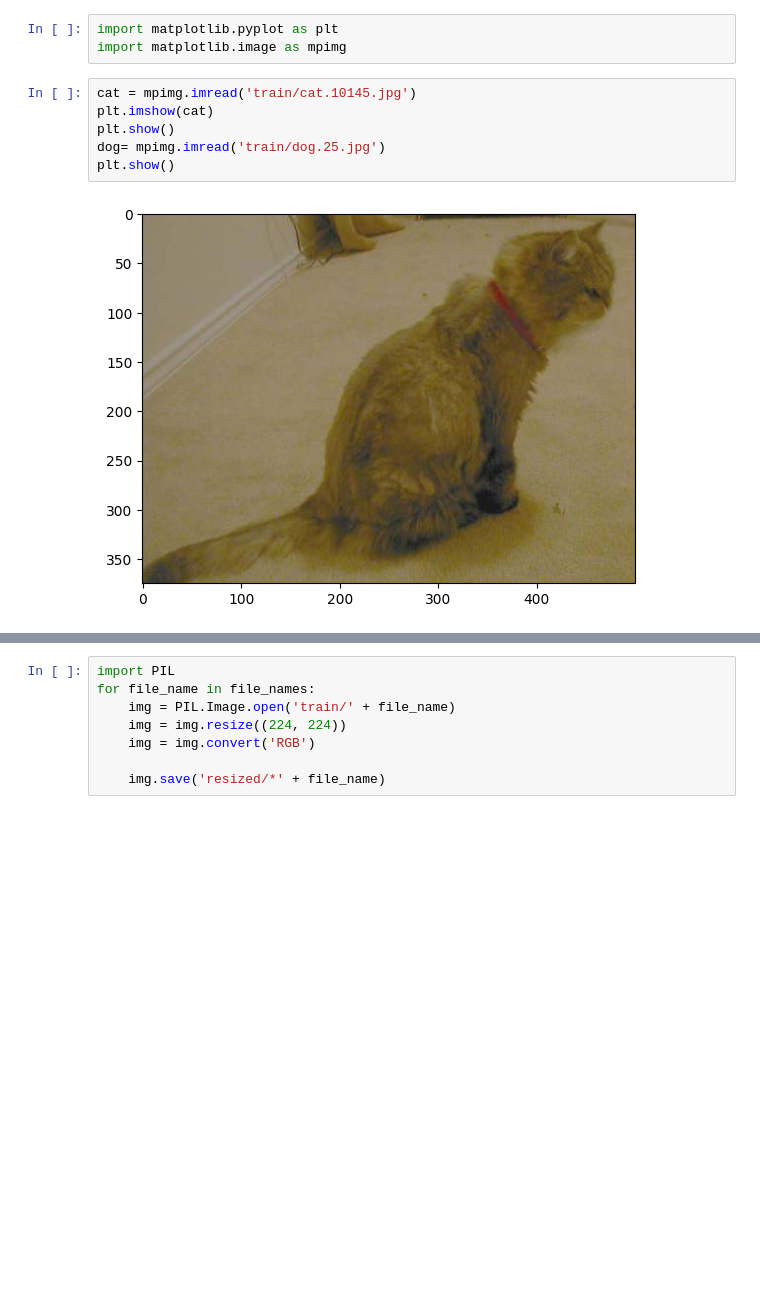
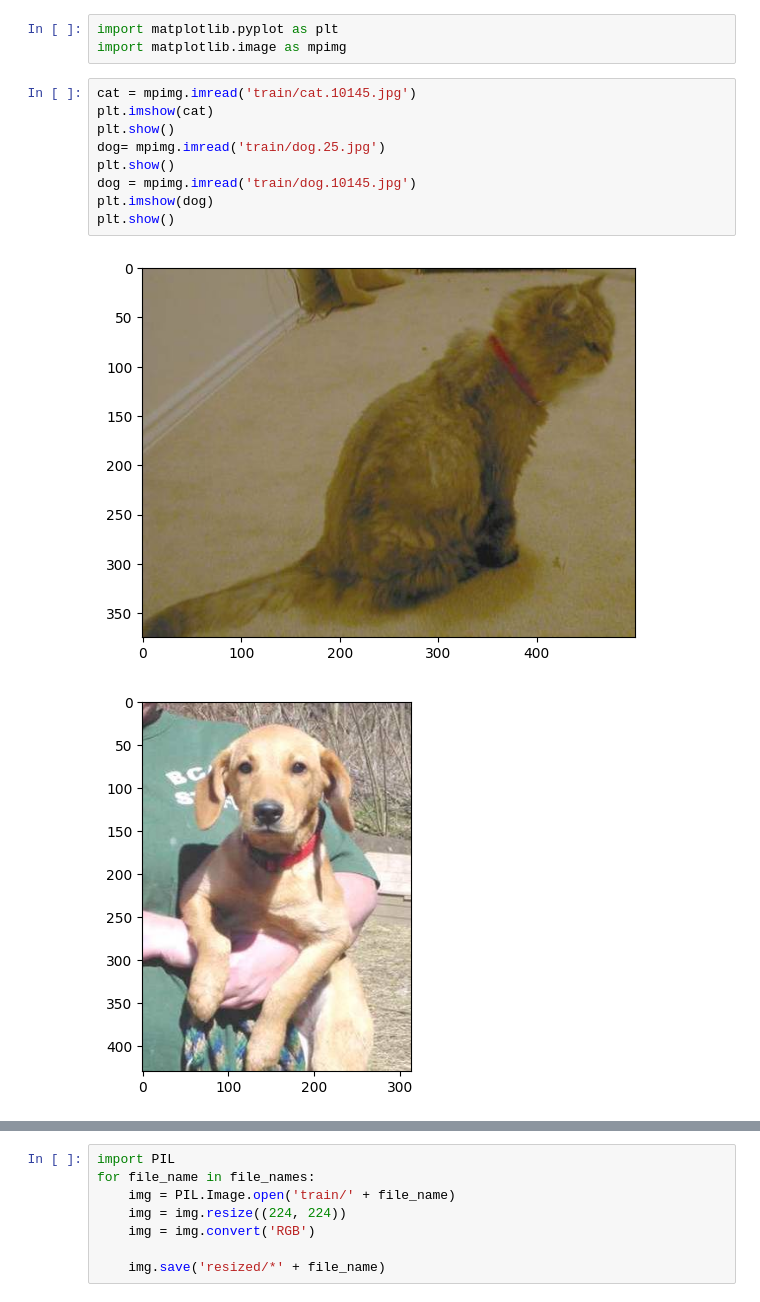
Before and after one commit to Cherry342/AI-Intro, a Jupyter notebook: cat_v_dog notebook.ipynb, the cells around one changed output, grey strips where cells are left out. Drawn from its saved outputs; the diff is of its cells as text; blank space fills up the shorter version.

```diff
--- a/cat_v_dog notebook.ipynb
+++ b/cat_v_dog notebook.ipynb
@@ -17,9 +21,13 @@ import matplotlib.image as mpimg
 # %%
 cat = mpimg.imread('train/cat.10145.jpg')
 plt.imshow(cat)
 plt.show()
 dog= mpimg.imread('train/dog.25.jpg')
 plt.show()
+dog = mpimg.imread('train/dog.10145.jpg')
+plt.imshow(dog)
+plt.show()
 # %% [output]
 [figure]
+[figure, added]
 # %%
```
Also changed, not shown: parts of 8 cells of this notebook.
